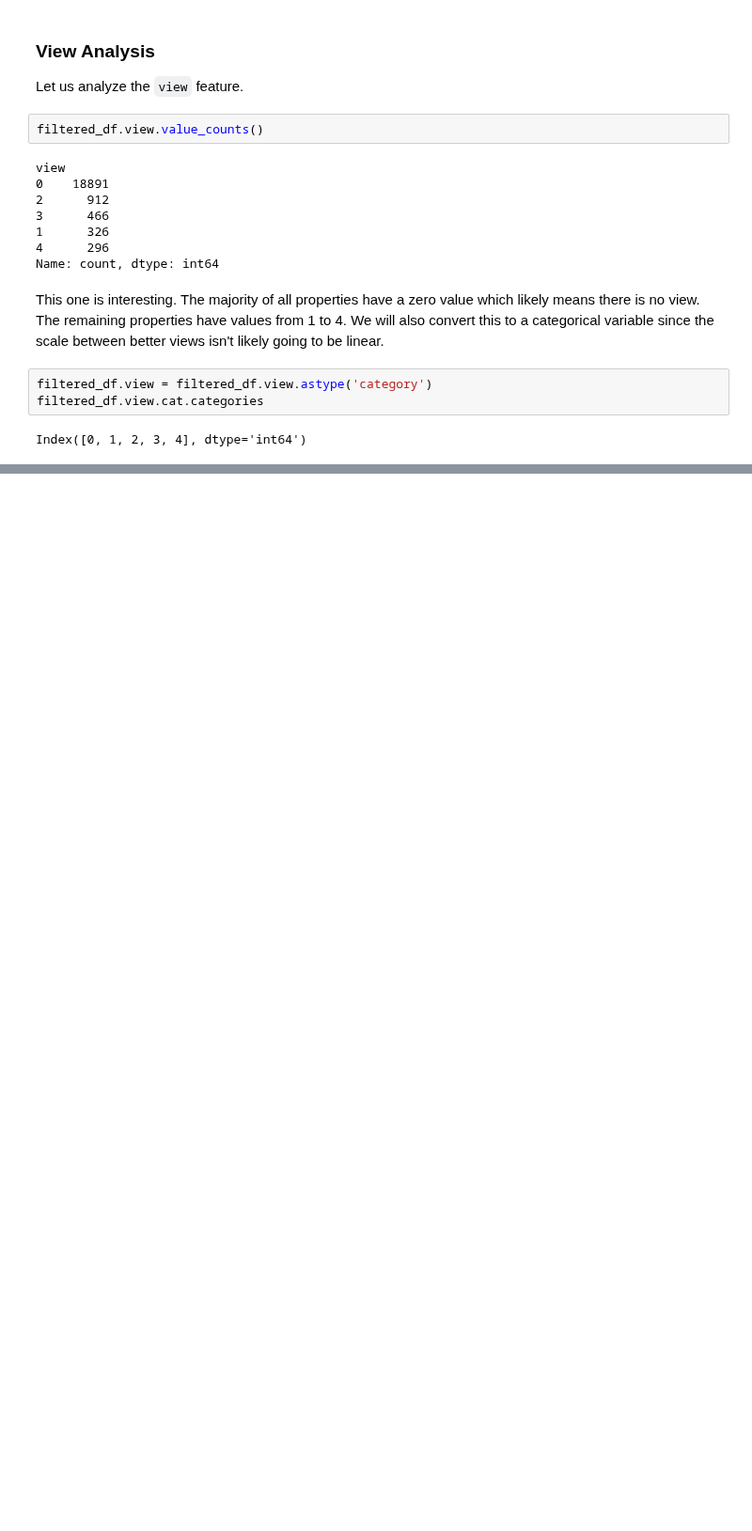
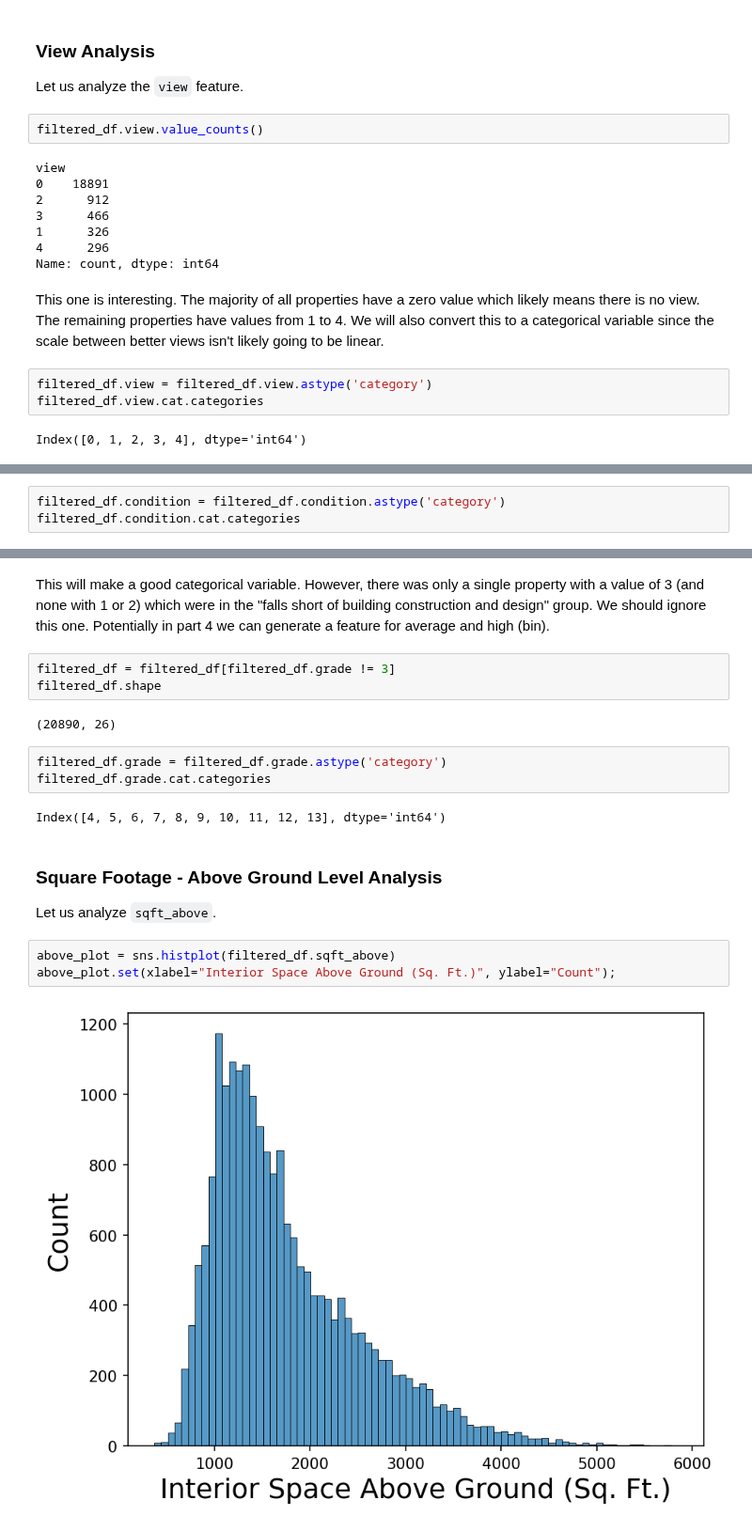
Before and after one commit to jmfb/CS5610, a Jupyter notebook: m4p4/M4 Project 4.ipynb, the cells around one changed output, grey strips where cells are left out. Shown at 94% size. Drawn from its saved outputs; the diff is of its cells as text; blank space fills up the shorter version.

Commit message:
Wrapping up for the night.  3 more columns to analyze before part 1 is done.

```diff
--- a/m4p4/M4 Project 4.ipynb
+++ b/m4p4/M4 Project 4.ipynb
@@ -345,0 +362,3 @@ Index([0, 1, 2, 3, 4], dtype='int64')
+# %%
+filtered_df.condition = filtered_df.condition.astype('category')
+filtered_df.condition.cat.categories
@@ -345,0 +387,21 @@ Index([0, 1, 2, 3, 4], dtype='int64')
+# %% [markdown]
+This will make a good categorical variable.  However, there was only a single property with a value of 3 (and none with 1 or 2) which were in the "falls short of building construction and design" group.  We should ignore this one.  Potentially in part 4 we can generate a feature for average and high (bin).
+# %%
+filtered_df = filtered_df[filtered_df.grade != 3]
+filtered_df.shape
+# %% [output]
+(20890, 26)
+# %%
+filtered_df.grade = filtered_df.grade.astype('category')
+filtered_df.grade.cat.categories
+# %% [output]
+Index([4, 5, 6, 7, 8, 9, 10, 11, 12, 13], dtype='int64')
+# %% [markdown]
+### Square Footage - Above Ground Level Analysis
+
+Let us analyze `sqft_above`.
+# %%
+above_plot = sns.histplot(filtered_df.sqft_above)
+above_plot.set(xlabel="Interior Space Above Ground (Sq. Ft.)", ylabel="Count");
+# %% [output]
+[figure, added]
```
Also changed, not shown: parts of 15 cells of this notebook.
